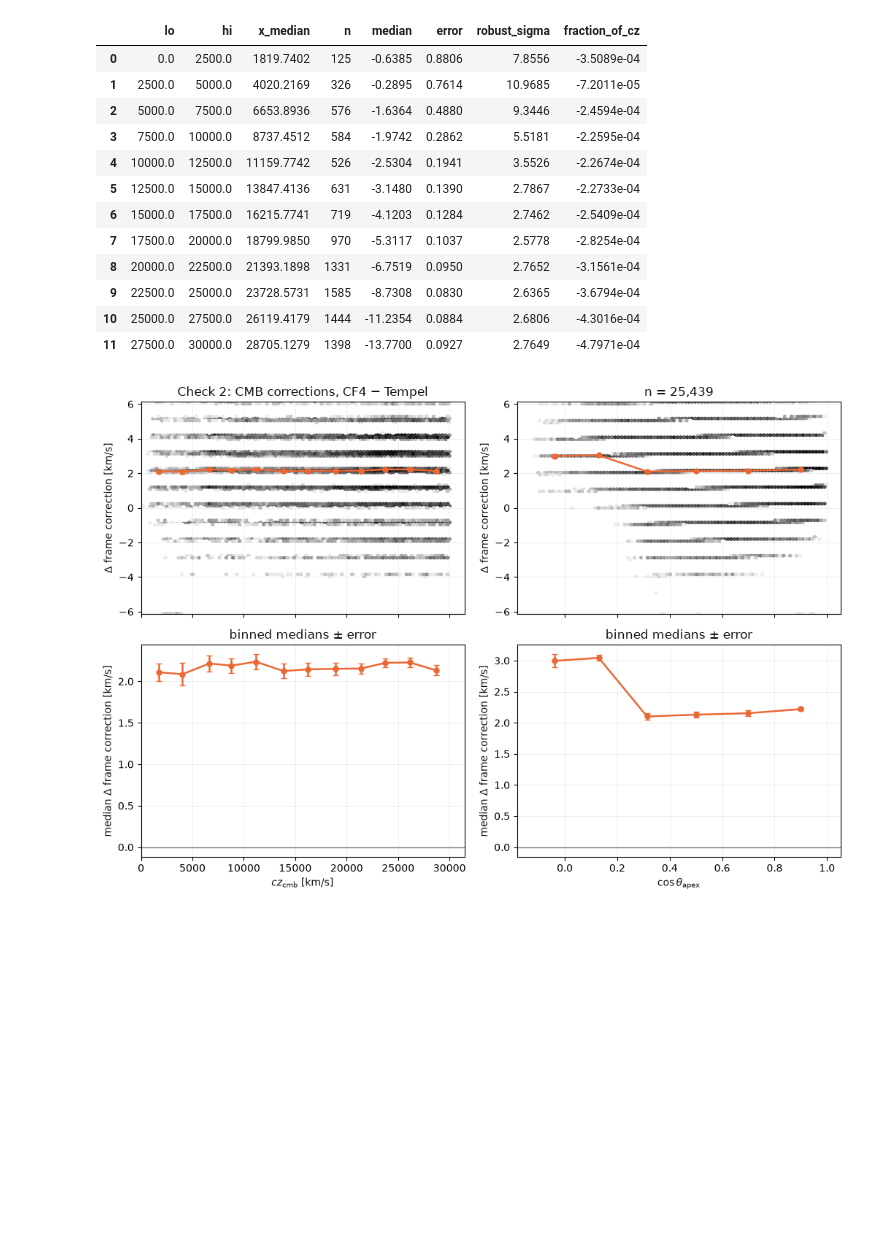
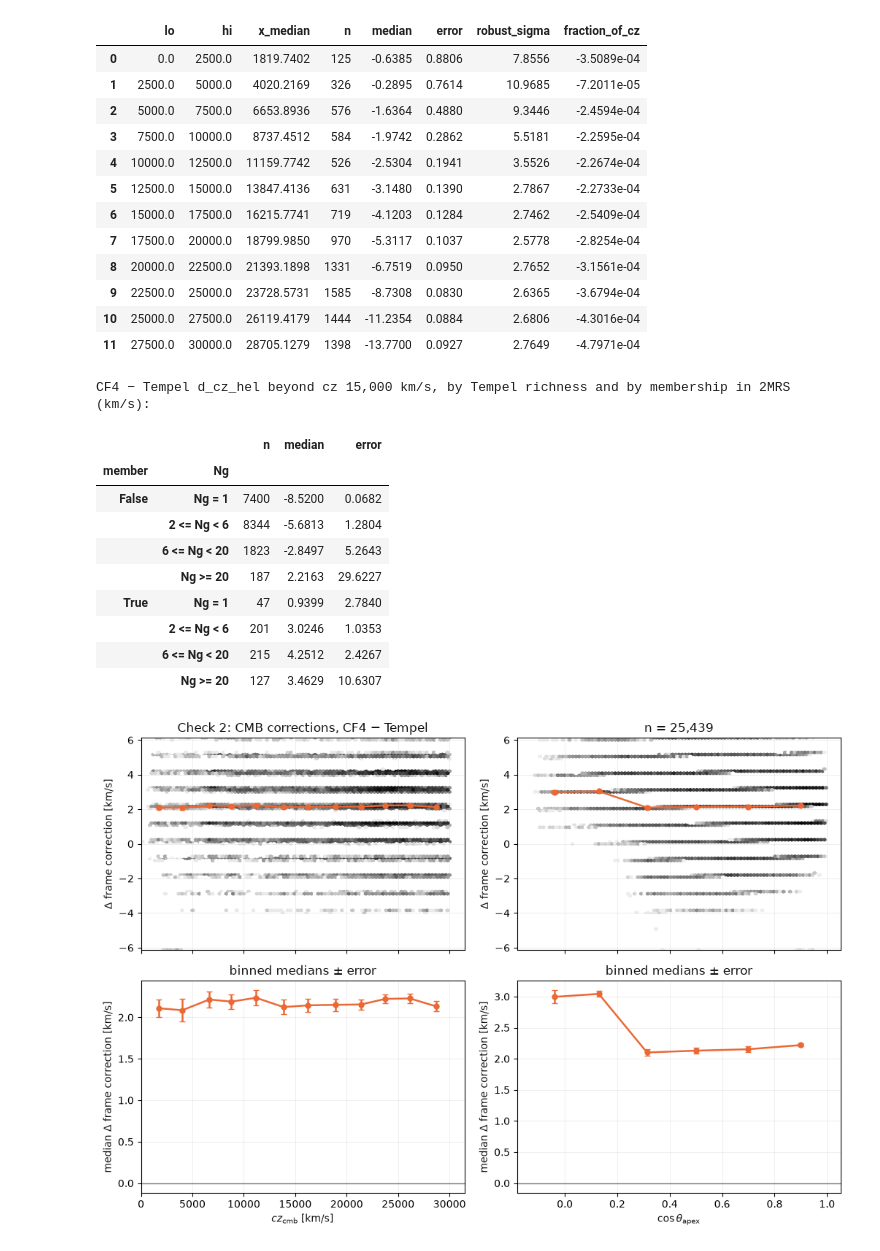
Before and after one commit to ofeke2000/Cross-correlating-Tempel-SDSS-groups-with-Cosmicflows-4-peculiar-velocities, a Jupyter notebook: notebooks/14_redshift_space_positions.ipynb, the cells around one changed output. Cells and saved outputs as stored; diff of their text form; code cells hidden in the pictures; blank space fills up the shorter version.

```diff
--- a/notebooks/14_redshift_space_positions.ipynb
+++ b/notebooks/14_redshift_space_positions.ipynb
@@ -311,0 +322,3 @@ here.
+# %%
+matches_T = cc.with_apex_difference(matches_T, apex_fits[cc.CF4_DEEP_ADDITIVE].vector - apex.vector)
+display(cc.match_residual_summary(matches_T, {"d_frame": "km/s", "d_frame_less_apex": "km/s"}, checks))
@@ -327,6 +345,22 @@ display(drift.assign(fraction_of_cz=drift["median"] / drift["x_median"]))
 | 9 | 22500.0 | 25000.0 | 23728.5731 | 1585 | -8.7308 | 0.0830 | 2.6365 | -3.6794e-04 |
 | 10 | 25000.0 | 27500.0 | 26119.4179 | 1444 | -11.2354 | 0.0884 | 2.6806 | -4.3016e-04 |
 | 11 | 27500.0 | 30000.0 | 28705.1279 | 1398 | -13.7700 | 0.0927 | 2.7649 | -4.7971e-04 |
+# %%
+print(f"CF4 − Tempel d_cz_hel beyond cz {checks.offset_split_min_cz:,.0f} km/s, "
+      "by Tempel richness and by membership in 2MRS (km/s):")
+display(cc.residual_by_richness_and_membership(matches_T, "d_cz_hel", tracers_M["pgc"].to_numpy(), checks))
+# %% [output]
+CF4 − Tempel d_cz_hel beyond cz 15,000 km/s, by Tempel richness and by membership in 2MRS (km/s):
+|  |  | n | median | error |
+| member | Ng |  |  |  |
+| False | Ng = 1 | 7400 | -8.5200 | 0.0682 |
+|  | 2 <= Ng < 6 | 8344 | -5.6813 | 1.2804 |
+|  | 6 <= Ng < 20 | 1823 | -2.8497 | 5.2643 |
+|  | Ng >= 20 | 187 | 2.2163 | 29.6227 |
+| True | Ng = 1 | 47 | 0.9399 | 2.7840 |
+|  | 2 <= Ng < 6 | 201 | 3.0246 | 1.0353 |
+|  | 6 <= Ng < 20 | 215 | 4.2512 | 2.4267 |
+|  | Ng >= 20 | 127 | 3.4629 | 10.6307 |
 # %%
 cc.make_residual_trend_figure(matches_T, "d_frame", title="Check 2: CMB corrections, CF4 − Tempel",
                               ylabel=r"$\Delta$ frame correction [km/s]", config=checks);
```
Also changed, not shown: parts of 5 cells of this notebook, 4 other files.
